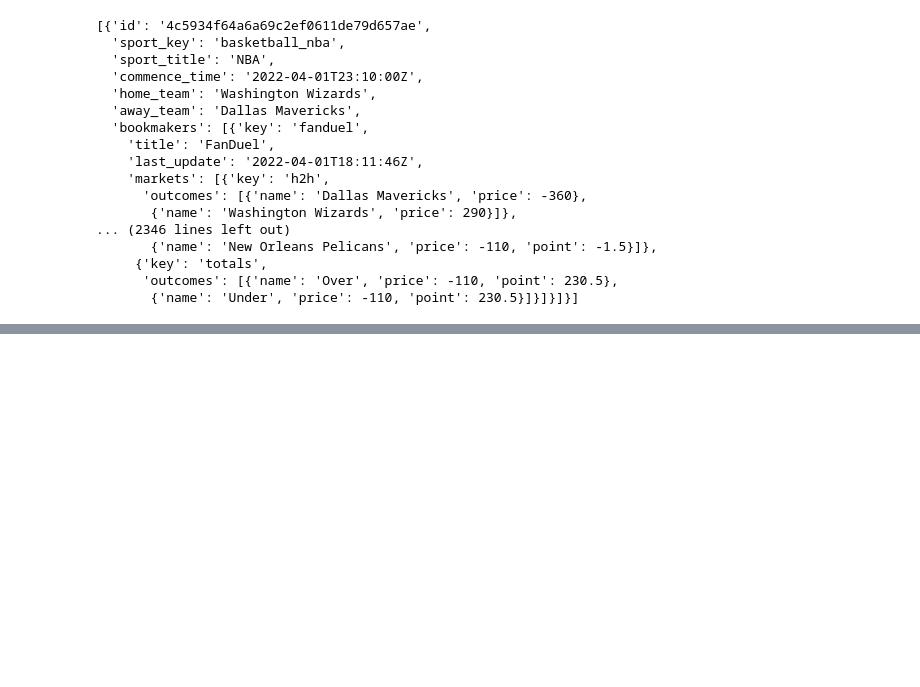
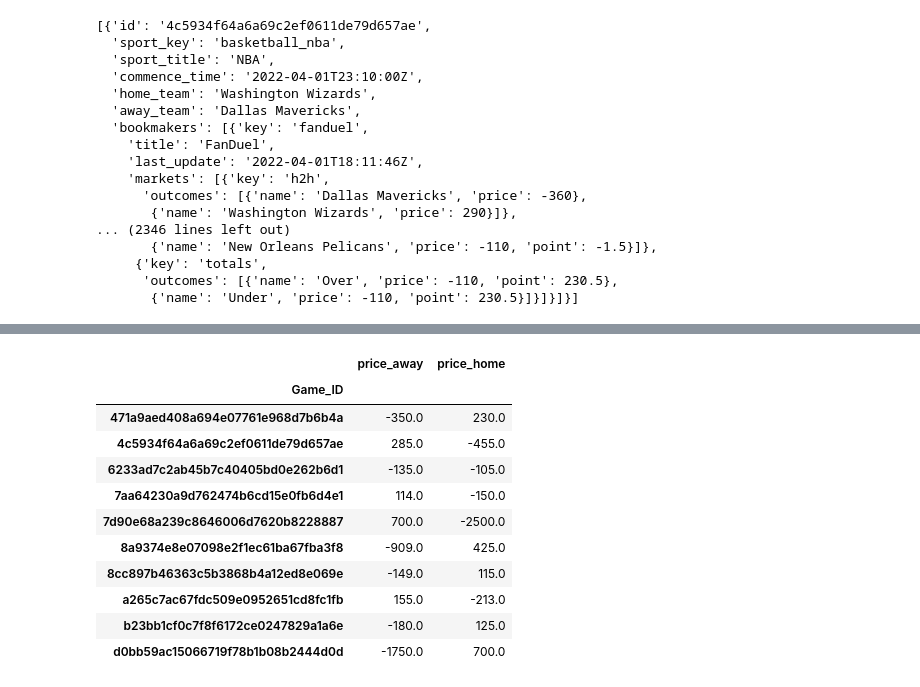
Before and after one commit to ethangu8/DS3000-Finding-The-Best-Bet-Final, a Jupyter notebook: Sports_bets.ipynb, the cells around one changed output, grey strips where cells are left out. Cells and saved outputs as stored; diff of their text form; code cells hidden in the pictures; blank space fills up the shorter version.

```diff
--- a/Sports_bets.ipynb
+++ b/Sports_bets.ipynb
@@ -201,0 +181,21 @@ game_2
+# %%
+df_bets_ = df_bets.set_index('Game_ID','site_title')
+
+h2h = df_bets_['bet_format'] == 'h2h'
+df_bets_h2h = df_bets_.loc[h2h, :]
+
+max_game = df_bets_h2h.groupby(level=0).min('price_away')
+max_game
+# %% [output]
+|  | price_away | price_home |
+| Game_ID |  |  |
+| 471a9aed408a694e07761e968d7b6b4a | -350.0 | 230.0 |
+| 4c5934f64a6a69c2ef0611de79d657ae | 285.0 | -455.0 |
+| 6233ad7c2ab45b7c40405bd0e262b6d1 | -135.0 | -105.0 |
+| 7aa64230a9d762474b6cd15e0fb6d4e1 | 114.0 | -150.0 |
+| 7d90e68a239c8646006d7620b8228887 | 700.0 | -2500.0 |
+| 8a9374e8e07098e2f1ec61ba67fba3f8 | -909.0 | 425.0 |
+| 8cc897b46363c5b3868b4a12ed8e069e | -149.0 | 115.0 |
+| a265c7ac67fdc509e0952651cd8fc1fb | 155.0 | -213.0 |
+| b23bb1cf0c7f8f6172ce0247829a1a6e | -180.0 | 125.0 |
+| d0bb59ac15066719f78b1b08b2444d0d | -1750.0 | 700.0 |
```
Also changed, not shown: parts of 10 cells of this notebook.
